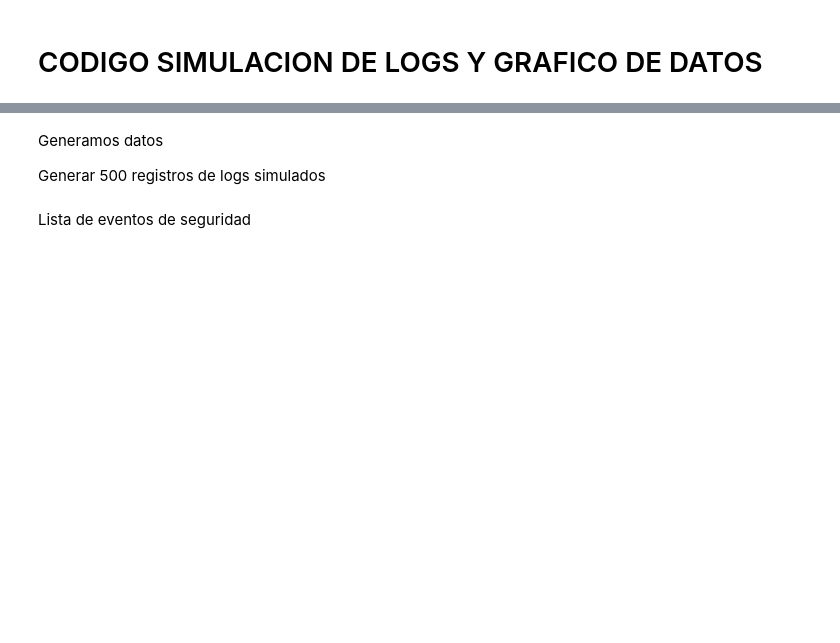
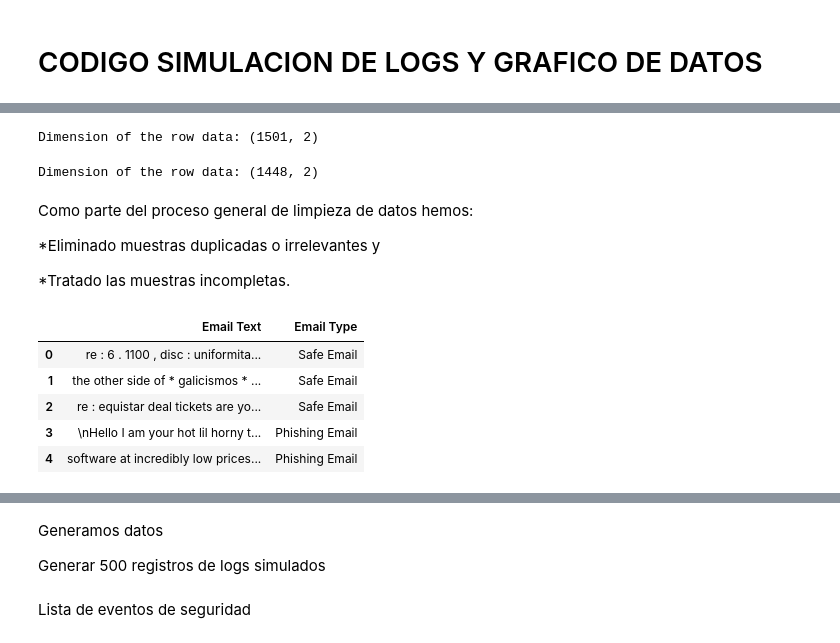
Before and after one commit to JonathanAlvarezW/practica_tres_gr_9, a Jupyter notebook: grupo9.ipynb, the cells around one changed output, grey strips where cells are left out. Drawn from its saved outputs; the diff is of its cells as text; code cells hidden in the pictures; blank space fills up the shorter version.

```diff
--- a/grupo9.ipynb
+++ b/grupo9.ipynb
@@ -3 +41,32 @@
+# %%
+#Eliminación de la columna denominada "Column1"
+#axis=1 indica que la operación se realizará a lo largo de las columnas del DataFrame
+
+df.drop(["Column1"],axis=1,inplace=True)
+print("Dimension of the row data:",df.shape)
+# %% [output]
+Dimension of the row data: (1501, 2)
+# %%
+#Eliminación de filas que tienen elementos vacíos o nulos (null values)
+#axis=0 se usa para operaciones a lo largo de las filas del DataFrame
+df.dropna(inplace=True,axis=0)
+df.drop_duplicates(inplace=True)
+print("Dimension of the row data:",df.shape)
+# %% [output]
+Dimension of the row data: (1448, 2)
+# %% [markdown]
+Como parte del proceso general de limpieza de datos hemos:
+
+*Eliminado muestras duplicadas o irrelevantes y
+
+*Tratado las muestras incompletas.
+# %%
+df.head()
+# %% [output]
+|  | Email Text | Email Type |
+| 0 | re : 6 . 1100 , disc : uniformita... | Safe Email |
+| 1 | the other side of * galicismos * ... | Safe Email |
+| 2 | re : equistar deal tickets are yo... | Safe Email |
+| 3 | \nHello I am your hot lil horny t... | Phishing Email |
+| 4 | software at incredibly low prices... | Phishing Email |
 # %%
```
Also changed, not shown: parts of 16 cells of this notebook.
